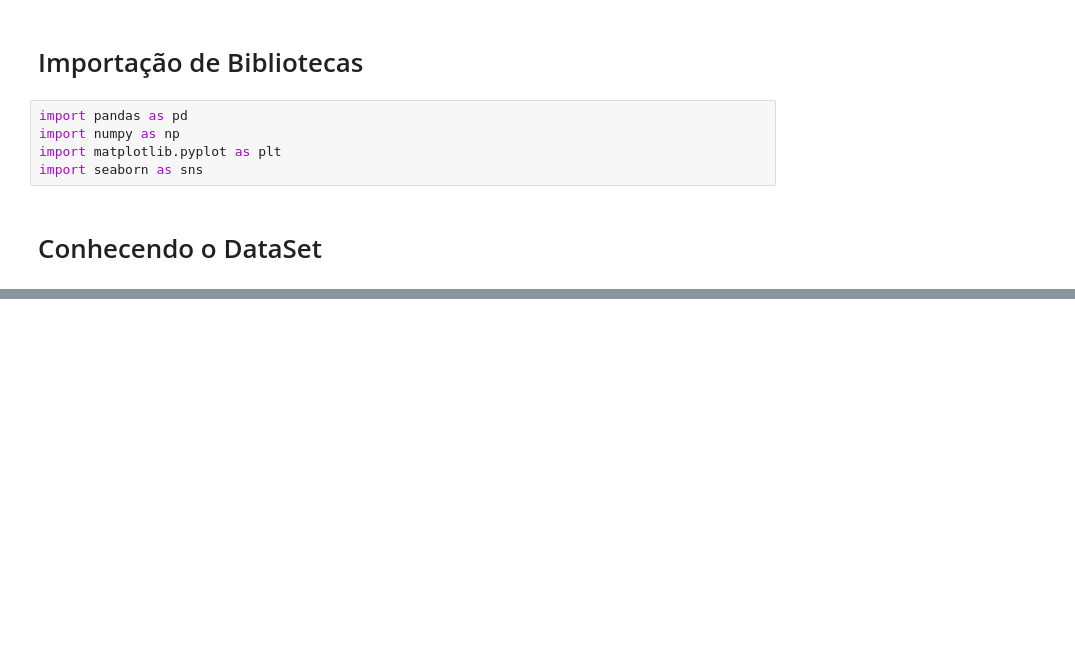
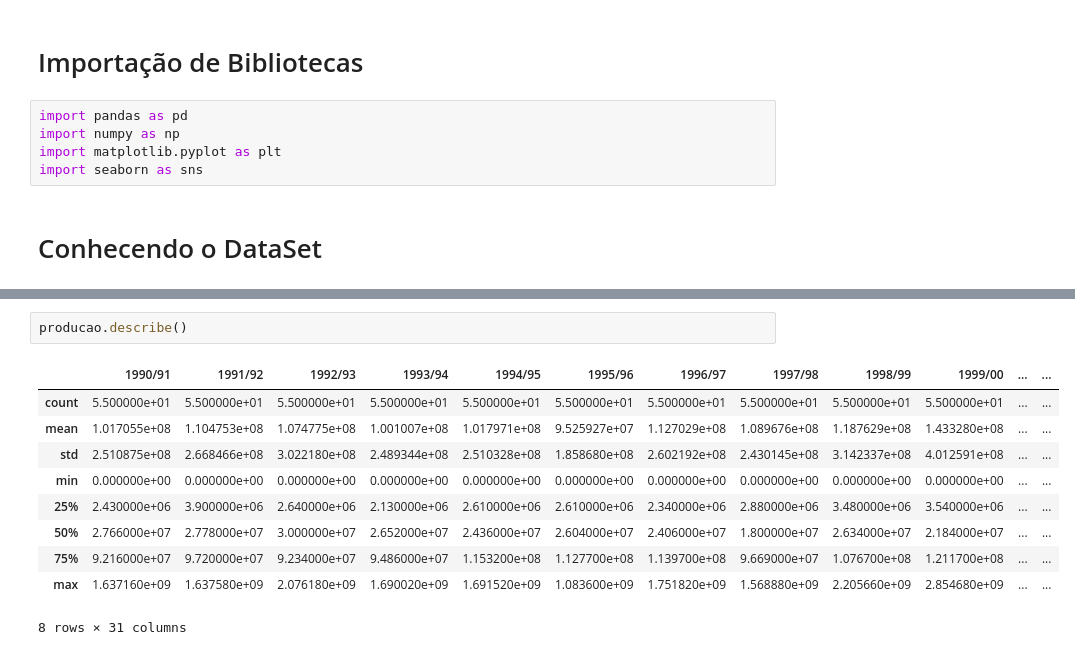
Before and after one commit to ladata-ufs/Cafezinho-G3, a Jupyter notebook: project.ipynb, the cells around one changed output, grey strips where cells are left out. Saved outputs shown, nothing was run; the diff lists cells and outputs as text; blank space fills up the shorter version.

```diff
--- a/project.ipynb
+++ b/project.ipynb
@@ -20,0 +131,13 @@ re_exportacao = pd.read_csv('/content/data/Coffee_re_export.csv')
+# %%
+producao.describe()
+# %% [output]
+|  | 1990/91 | 1991/92 | 1992/93 | 1993/94 | 1994/95 | 1995/96 | 1996/97 | 1997/98 | 1998/99 | 1999/00 | ... | ... |
+| count | 5.500000e+01 | 5.500000e+01 | 5.500000e+01 | 5.500000e+01 | 5.500000e+01 | 5.500000e+01 | 5.500000e+01 | 5.500000e+01 | 5.500000e+01 | 5.500000e+01 | ... | ... |
+| mean | 1.017055e+08 | 1.104753e+08 | 1.074775e+08 | 1.001007e+08 | 1.017971e+08 | 9.525927e+07 | 1.127029e+08 | 1.089676e+08 | 1.187629e+08 | 1.433280e+08 | ... | ... |
+| std | 2.510875e+08 | 2.668466e+08 | 3.022180e+08 | 2.489344e+08 | 2.510328e+08 | 1.858680e+08 | 2.602192e+08 | 2.430145e+08 | 3.142337e+08 | 4.012591e+08 | ... | ... |
+| min | 0.000000e+00 | 0.000000e+00 | 0.000000e+00 | 0.000000e+00 | 0.000000e+00 | 0.000000e+00 | 0.000000e+00 | 0.000000e+00 | 0.000000e+00 | 0.000000e+00 | ... | ... |
+| 25% | 2.430000e+06 | 3.900000e+06 | 2.640000e+06 | 2.130000e+06 | 2.610000e+06 | 2.610000e+06 | 2.340000e+06 | 2.880000e+06 | 3.480000e+06 | 3.540000e+06 | ... | ... |
+| 50% | 2.766000e+07 | 2.778000e+07 | 3.000000e+07 | 2.652000e+07 | 2.436000e+07 | 2.604000e+07 | 2.406000e+07 | 1.800000e+07 | 2.634000e+07 | 2.184000e+07 | ... | ... |
+| 75% | 9.216000e+07 | 9.720000e+07 | 9.234000e+07 | 9.486000e+07 | 1.153200e+08 | 1.127700e+08 | 1.139700e+08 | 9.669000e+07 | 1.076700e+08 | 1.211700e+08 | ... | ... |
+| max | 1.637160e+09 | 1.637580e+09 | 2.076180e+09 | 1.690020e+09 | 1.691520e+09 | 1.083600e+09 | 1.751820e+09 | 1.568880e+09 | 2.205660e+09 | 2.854680e+09 | ... | ... |
+8 rows × 31 columns
```
Also changed, not shown: parts of 11 cells of this notebook.
